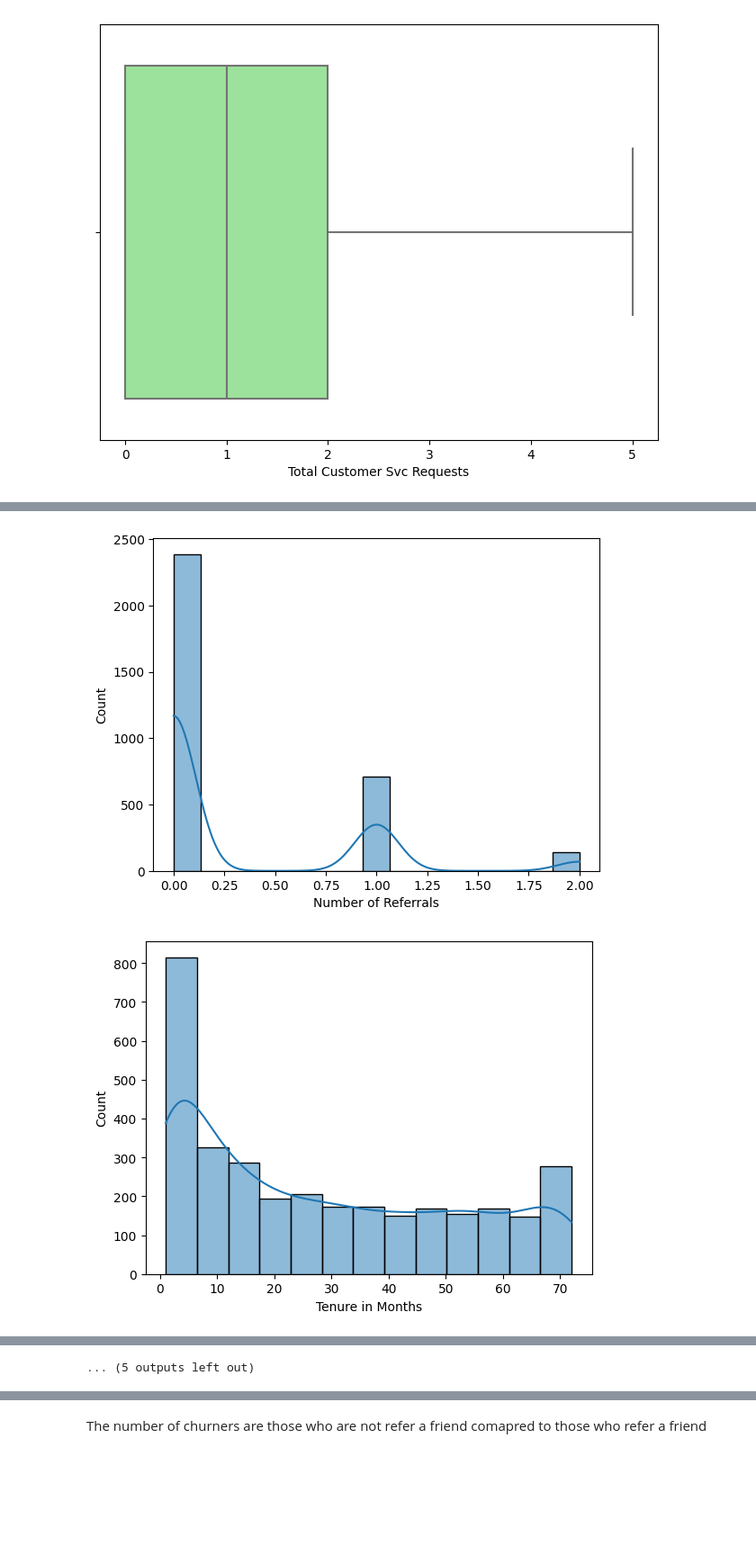
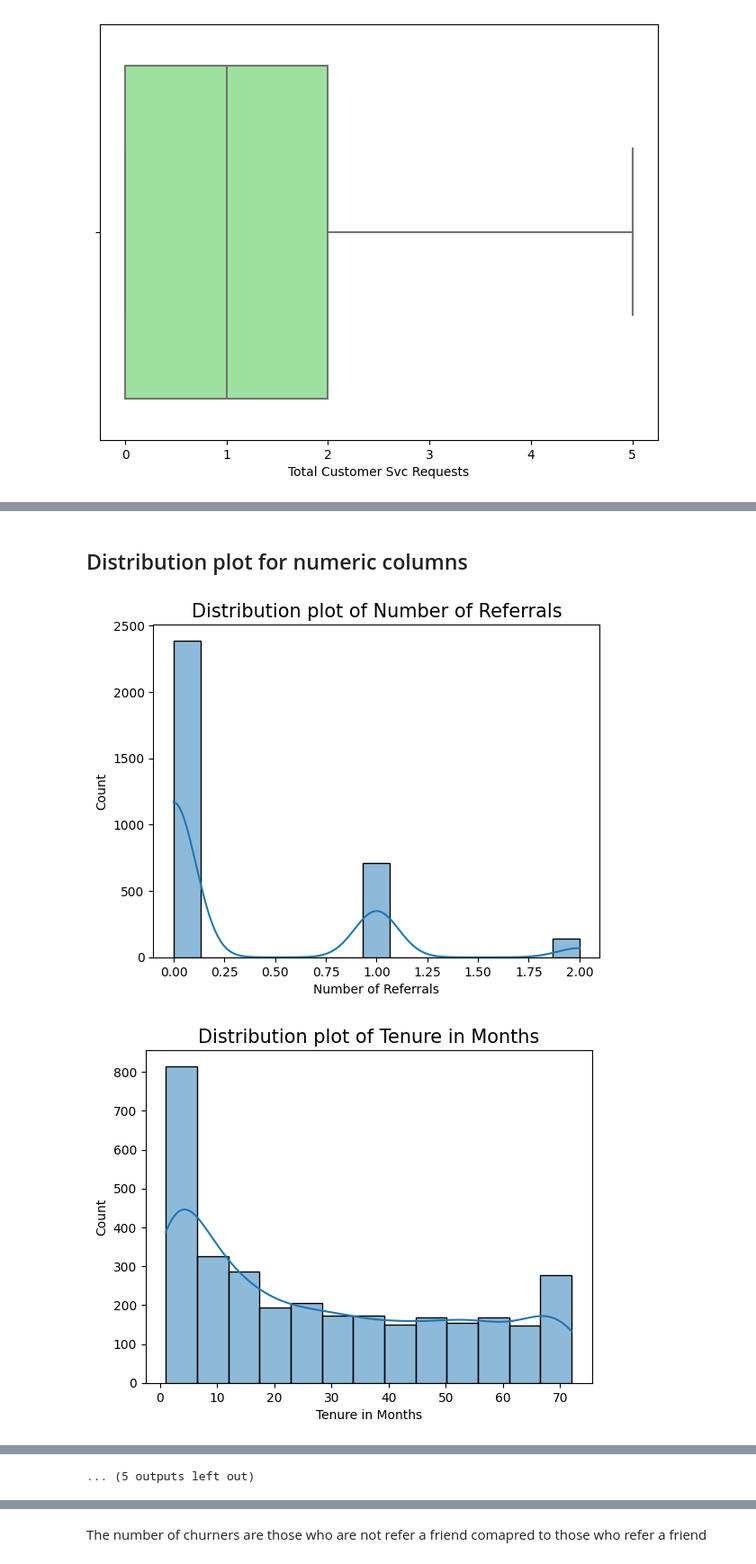
Before and after one commit to ak9989/Customer-Attrition-Analysis, a Jupyter notebook: Customer Attrition Analysis.ipynb, the cells around one changed output, grey strips where cells are left out. Shown at 90% size. Drawn from its saved outputs; the diff is of its cells as text; code cells hidden in the pictures; blank space fills up the shorter version.

```diff
--- a/Customer Attrition Analysis.ipynb
+++ b/Customer Attrition Analysis.ipynb
@@ -438,9 +488,10 @@ plt.show()
+# %% [markdown]
+## Distribution plot for numeric columns
 # %%
-
 for col in churn_df.describe().columns:
     sns.histplot(churn_df[col],kde = True)
-    fig.suptitle("Distribution plot of "+ col, fontsize = 15)
+    plt.title("Distribution plot of " + col, fontsize=15)
     plt.show()
 # %% [output]
-[figure, old version]
+[figure, new version]
-[figure, old version]
+[figure, new version]
```
Also changed, not shown: parts of 24 cells of this notebook, 1 other file.
